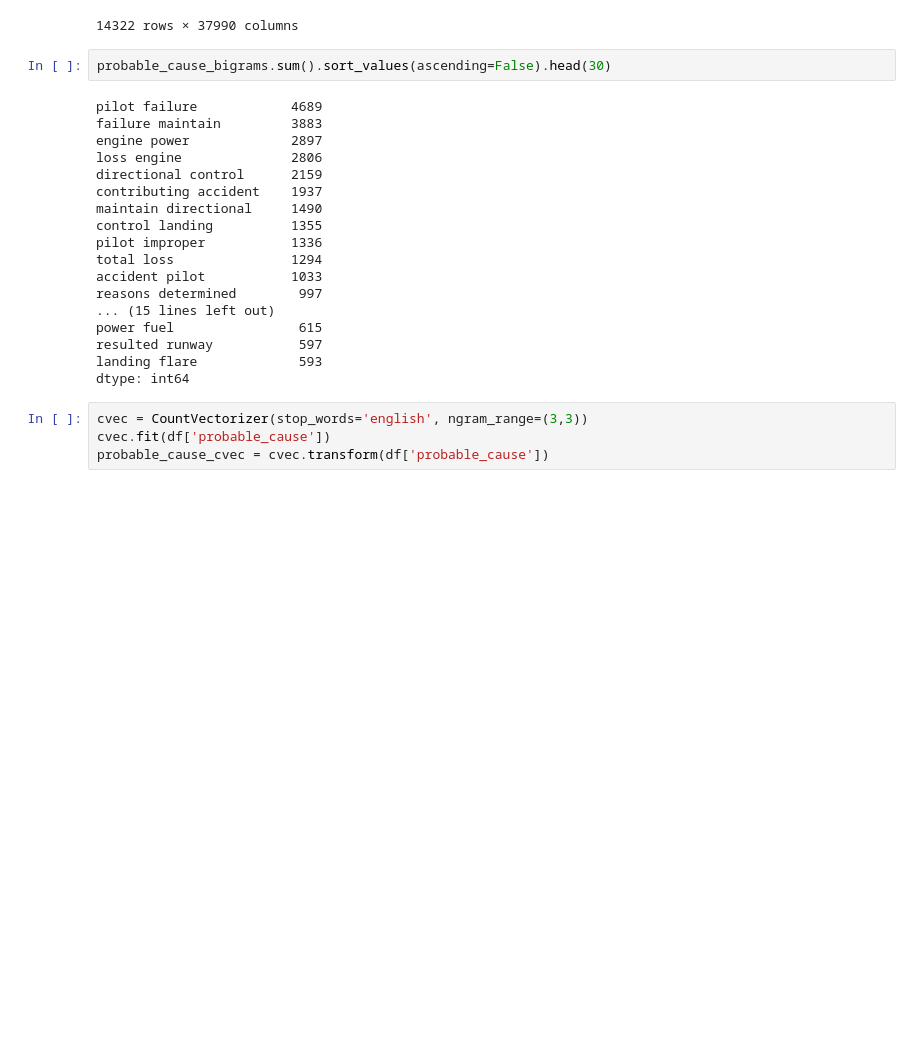
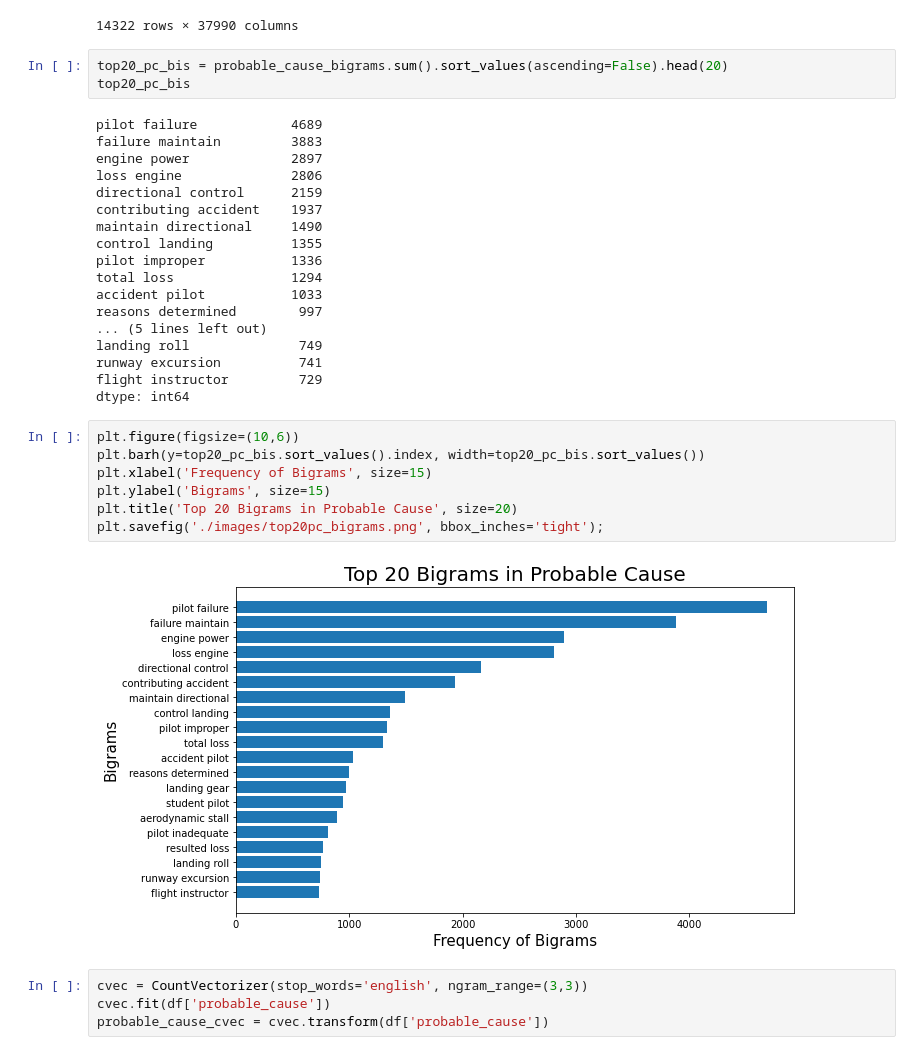
Before and after one commit to ajoneal/aviation-incident-project, a Jupyter notebook: Cleaning and Preprocessing.ipynb, the cells around one changed output. Saved outputs shown, nothing was run; the diff lists cells and outputs as text; blank space fills up the shorter version.

```diff
--- a/Cleaning and Preprocessing.ipynb
+++ b/Cleaning and Preprocessing.ipynb
@@ -459,7 +471,8 @@ probable_cause_bigrams
 | 14321 | 0 | 0 | 0 | 0 | 0 | 0 | 0 | 0 | 0 | 0 | ... |
 14322 rows × 37990 columns
 # %%
-probable_cause_bigrams.sum().sort_values(ascending=False).head(30)
+top20_pc_bis = probable_cause_bigrams.sum().sort_values(ascending=False).head(20)
+top20_pc_bis
 # %% [output]
 pilot failure            4689
 failure maintain         3883
@@ -473,11 +486,20 @@ pilot improper           1336
 total loss               1294
 accident pilot           1033
 reasons determined        997
-... (15 lines left out)
-power fuel                615
-resulted runway           597
-landing flare             593
+... (5 lines left out)
+landing roll              749
+runway excursion          741
+flight instructor         729
 dtype: int64
+# %%
+plt.figure(figsize=(10,6))
+plt.barh(y=top20_pc_bis.sort_values().index, width=top20_pc_bis.sort_values())
+plt.xlabel('Frequency of Bigrams', size=15)
+plt.ylabel('Bigrams', size=15)
+plt.title('Top 20 Bigrams in Probable Cause', size=20)
+plt.savefig('./images/top20pc_bigrams.png', bbox_inches='tight');
+# %% [output]
+[figure, added]
 # %%
 cvec = CountVectorizer(stop_words='english', ngram_range=(3,3))
 cvec.fit(df['probable_cause'])
```
Also changed, not shown: parts of 64 cells of this notebook, 18 other files.
